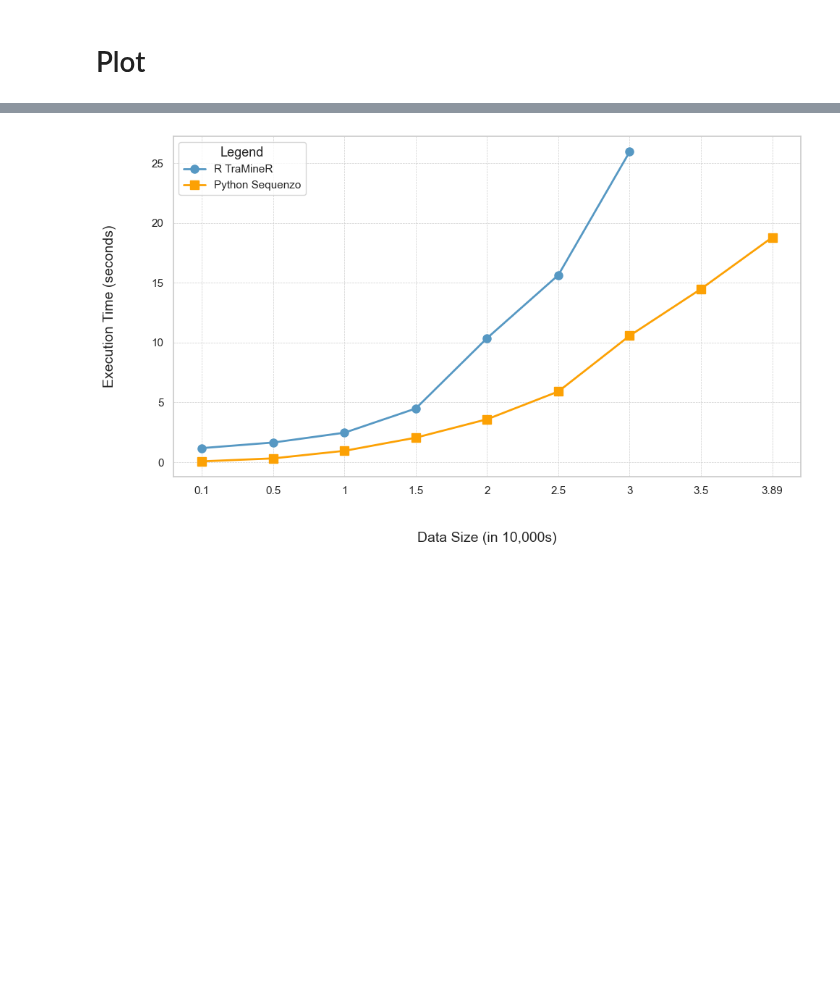
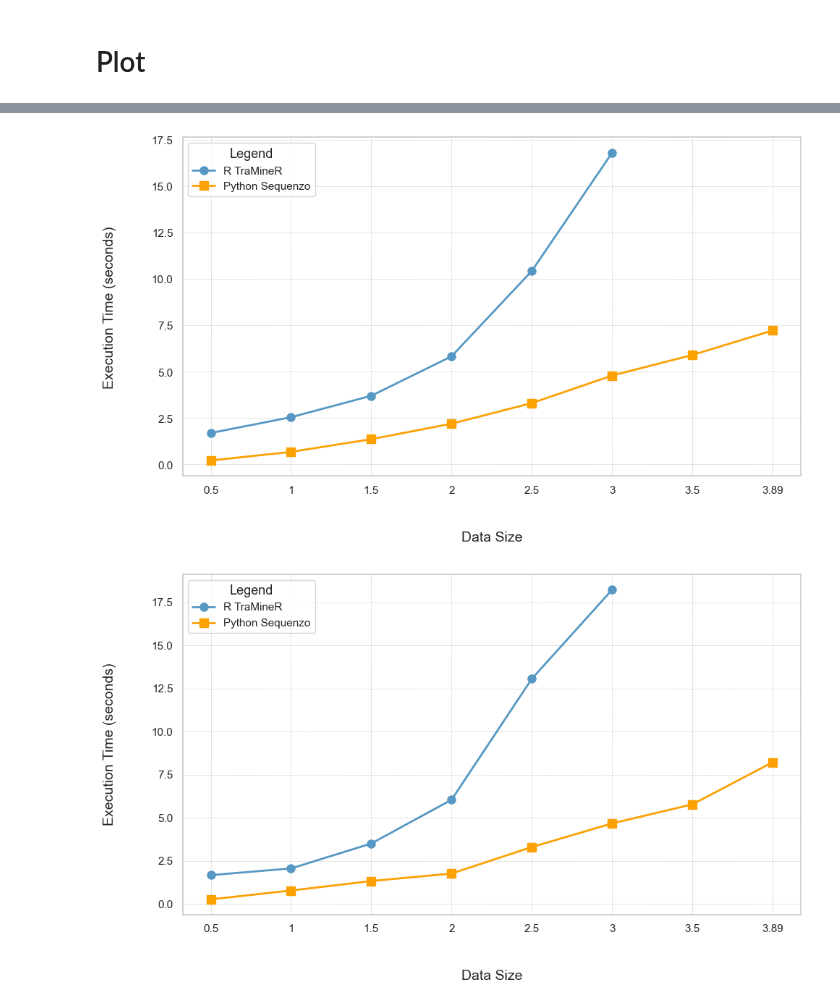
Before and after one commit to sdaza/Sequenzo, a Jupyter notebook: original_datasets_and_cleaning/xinyi_test/runtime_test.ipynb, the cells around one changed output, grey strips where cells are left out. Drawn from its saved outputs; the diff is of its cells as text; code cells hidden in the pictures; blank space fills up the shorter version.

```diff
--- a/original_datasets_and_cleaning/xinyi_test/runtime_test.ipynb
+++ b/original_datasets_and_cleaning/xinyi_test/runtime_test.ipynb
@@ -123,7 +123,7 @@ def getPlot(data, save_path):
              markersize=8)
 
     # Title and labels with more padding
-    plt.xlabel('Data Size (in 10,000s)', fontsize=14, labelpad=35)
+    plt.xlabel('Data Size', fontsize=14, labelpad=35)
     plt.ylabel('Execution Time (seconds)', fontsize=14, labelpad=35)
 
     # Adding a legend with the specified caption
@@ -137,6 +137,6 @@ def getPlot(data, save_path):
 
     plt.savefig(save_path, dpi=300, bbox_inches='tight')
 
-    plt.show()
+    # plt.show()
 # %%
 # for Broad data
@@ -158,15 +208,61 @@ FileNotFoundError: [Errno 2] No such file or directory: 'D:/college/research/QiQ
 # %%
 # for Detailed data
-save_path = 'D:/college/research/QiQi/sequenzo/files/output_runtime/detailed_LCP_runtime_vs_datasize.jpg'
+root = 'D:\\college\\research\\QiQi\\sequenzo\\data_and_output\\output_runtime\\250917\\detailed\\'
 
-RLCP = [0.6618, 1.1051, 2.5848, 5.1392, 8.0038, 13.7457, 19.3897]
+OM_L_P = [0.2093, 0.6724, 1.3578, 2.1910, 3.3019, 4.7863, 5.8935, 7.2141]
+OMspell_L_P = [0.2801, 0.7915, 1.3418, 1.7775, 3.3107, 4.6799, 5.7850, 8.2258]
+HAM_L_P = [0.1597, 0.5165, 0.9987, 1.4907, 1.9637, 3.4041, 4.8962, 7.1367]
+DHD_L_P = [0.1662, 0.5179, 0.9011, 1.4674, 1.9128, 3.2066, 4.9695, 8.7336]
 
-data_detailed = {
-                    'datasize': ['0.1', '0.5', '1', '1.5', '2', '2.5', '3', '3.5', '3.89'],
-                    'python': [],   # RLCP
-                    'R': [1.1814, 1.6463, 2.4667, 4.4902, 10.3714, 15.6479, 25.9570, np.nan, np.nan],
-                }
+OM_S_P = [0.0531, 0.0621, 0.0770, 0.0947, 0.1165, 0.1441, 0.1595, 0.1887, 0.2193, 0.2563]
+OMspell_S_P = [0.0577, 0.0701, 0.0861, 0.1101, 0.1323, 0.1556, 0.1883, 0.2292, 0.2603, 0.3040]
+HAM_S_P = [0.0505, 0.0580, 0.0703, 0.0753, 0.0878, 0.1026, 0.1206, 0.1437, 0.1648, 0.1918]
+DHD_S_P = [0.0551, 0.0560, 0.0641, 0.0752, 0.0867, 0.1006, 0.1187, 0.1403, 0.1637, 0.1869]
 
-getPlot(data_detailed, save_path)
+P_L_list = [OM_L_P, OMspell_L_P, HAM_L_P, DHD_L_P]
+P_S_list = [OM_S_P, OMspell_S_P, HAM_S_P, DHD_S_P]
+
+OM_L_R = [1.6904, 2.5407, 3.6954, 5.8209, 10.4221, 16.7902, np.nan, np.nan]
+OMspell_L_R = [1.6847, 2.0707, 3.5150, 6.0523, 13.0627, 18.2207, np.nan, np.nan]
+HAM_L_R = [1.4287, 2.2248, 3.1015, 4.9831, 9.9911, 21.0578, np.nan, np.nan]
+DHD_L_R = [1.3535, 2.1463, 3.1410, 5.4726, 9.9107, 20.3049, np.nan, np.nan]
+
+OM_S_R = [0.4927, 0.5017, 0.5609, 0.6132, 1.0790, 1.2522, 1.2963, 1.3848, 1.5552, 1.6565]
+OMspell_S_R = [0.5748, 0.5903, 0.6718, 0.7900, 0.8573, 1.0015, 1.6979, 1.8174, 1.9159, 2]
+HAM_S_R = [0.5112, 0.5558, 0.5773, 0.6042, 0.6738, 0.7698, 0.8449, 1.2272, 1.4736, 1.7135]
+DHD_S_R = [0.5326, 0.5560, 0.5711, 0.6192, 0.6871, 0.7157, 0.7952, 1.3648, 1.4278, 1.7076]
+
+large_size = ['0.5', '1', '1.5', '2', '2.5', '3', '3.5', '3.89']
+small_size = ['500', '1000', '1500', '2000', '2500', '3000', '3500', '4000', '4500', '5000']
+clara_size = ['0.5', '1', '1.5', '2', '2.5', '3', '3.5', '3.89']
+
+R_L_list = [OM_L_R, OMspell_L_R, HAM_L_R, DHD_L_R]
+R_S_list = [OM_S_R, OMspell_S_R, HAM_S_R, DHD_S_R]
+
+title_L = [root+'large_detailed_OM_runtime_vs_datasize.jpg',
+         root+'large_detailed_OMspell_runtime_vs_datasize.jpg',
+         root+'large_detailed_HAM_runtime_vs_datasize.jpg',
+         root+'large_detailed_DHD_runtime_vs_datasize.jpg']
+title_S = [root+'small_detailed_OM_runtime_vs_datasize.jpg',
+         root+'small_detailed_OMspell_runtime_vs_datasize.jpg',
+         root+'small_detailed_HAM_runtime_vs_datasize.jpg',
+         root+'small_detailed_DHD_runtime_vs_datasize.jpg']
+
+for python, R, output in zip(P_L_list, R_L_list, title_L):
+    data_detailed = {
+                    'datasize': large_size,
+                    'python': python,
+                    'R': R,
+                 }
+    getPlot(data_detailed, output)
+
+for python, R, output in zip(P_S_list, R_S_list, title_S):
+    data_detailed = {
+                    'datasize': small_size,
+                    'python': python,
+                    'R': R,
+                 }
+    getPlot(data_detailed, output)
 # %% [output]
-[figure, old version]
+[figure, new version]
+[figure, added]
```
Also changed, not shown: parts of 4 cells of this notebook, 12 other files.
